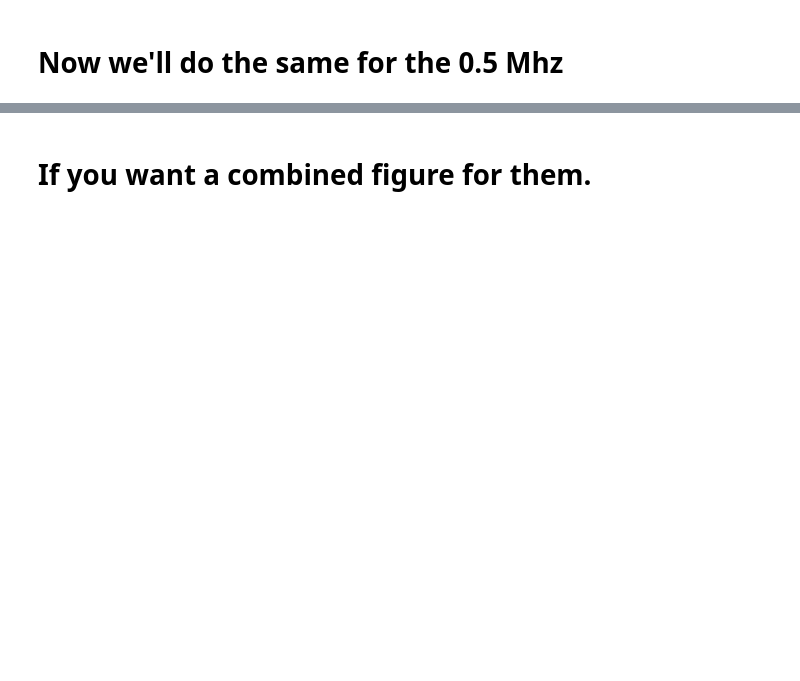
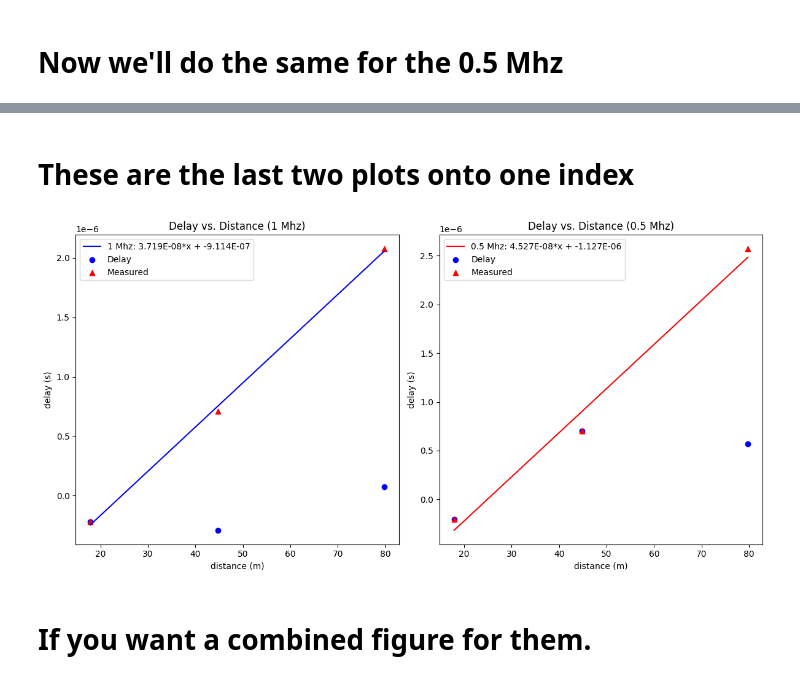
Before and after one commit to ChristianArgueta/PHSX-616, a Jupyter notebook: Speed of Light.ipynb, the cells around one changed output, grey strips where cells are left out. Cells and saved outputs as stored; diff of their text form; code cells hidden in the pictures; blank space fills up the shorter version.

```diff
--- a/Speed of Light.ipynb
+++ b/Speed of Light.ipynb
@@ -80,3 +80,34 @@ plt.show()
+# %% [markdown]
+# These are the last two plots onto one index
+# %%
+# Create a figure with two subplots arranged horizontally
+fig, (ax1, ax2) = plt.subplots(1, 2, figsize=(12, 6))
+
+# Plot the first set of data on the first subplot
+ax1.plot(x_fit_1, y_fit_1, color='blue', label=f'1 Mhz: {coefficients_1[0]:.3E}*x + {coefficients_1[1]:.3E}')
+ax1.scatter(x_data_1, y_data_1, color='blue', label='Delay')
+ax1.scatter(x_new_data_1, y_new_data_1, color='red', marker='^', label='Measured')
+ax1.set_xlabel('distance (m)')
+ax1.set_ylabel('delay (s)')
+ax1.set_title('Delay vs. Distance (1 Mhz)')
+ax1.legend()
+
+# Plot the second set of data on the second subplot
+ax2.plot(x_fit_2, y_fit_2, color='red', label=f'0.5 Mhz: {coefficients_2[0]:.3E}*x + {coefficients_2[1]:.3E}')
+ax2.scatter(x_data_2, y_data_2, color='blue', label='Delay')  # Add the label parameter here
+ax2.scatter(x_new_data_2, y_new_data_2, color='red', marker='^', label='Measured')  # Add the label parameter here
+ax2.set_xlabel('distance (m)')
+ax2.set_ylabel('delay (s)')
+ax2.set_title('Delay vs. Distance (0.5 Mhz)')
+ax2.legend()
+
+# Adjust the spacing between subplots
+plt.tight_layout()
+
+# Show the plot
+plt.show()
+# %% [output]
+[figure, added]
 # %% [markdown]
 # If you want a combined figure for them.
 # %%
```
Also changed, not shown: parts of 3 cells of this notebook.
